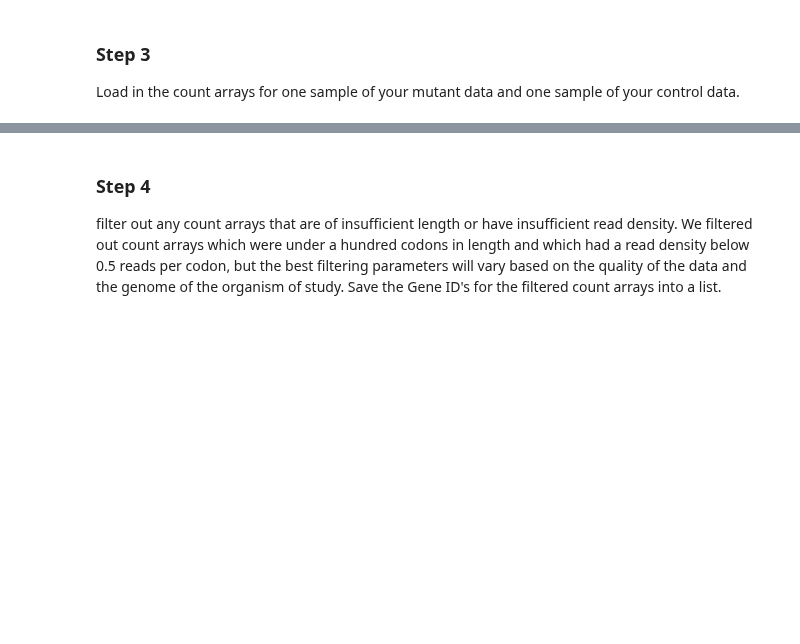
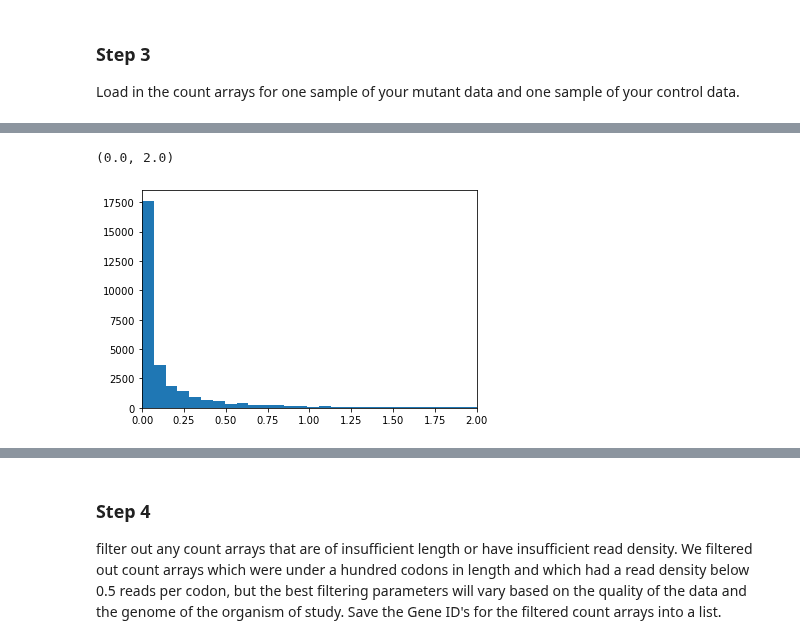
Before and after one commit to Raif-fl/Fall_2021_Work_journal, a Jupyter notebook: KS_stat/dmel_KS_like.ipynb, the cells around one changed output, grey strips where cells are left out. Cells and saved outputs as stored; diff of their text form; code cells hidden in the pictures; blank space fills up the shorter version.

Commit message:
completed supplemental figures

```diff
--- a/KS_stat/dmel_KS_like.ipynb
+++ b/KS_stat/dmel_KS_like.ipynb
@@ -50,0 +56,15 @@ data_control, names_control = kat.load_count_positions("control_"+ samp_num +"_c
+# %%
+d_m = []
+d_c = []
+gene_list = []
+for tr_m, tr_c, gene_name in zip(data_mutant, data_control, names_mutant):
+    #if len(tr_m) > 100 and sum(tr_m)/len(tr_m) > 0.5 and sum(tr_c)/len(tr_c) > 0.5:
+        d_m.append(sum(tr_m)/len(tr_m))
+        d_c.append(sum(tr_c)/len(tr_c))
+        gene_list.append(gene_name)
+# %%
+plt.hist(d_m, bins = 2000)
+plt.xlim((0,2))
+# %% [output]
+(0.0, 2.0)
+[figure, added]
```
Also changed, not shown: parts of 7 cells of this notebook, 4 other files.
